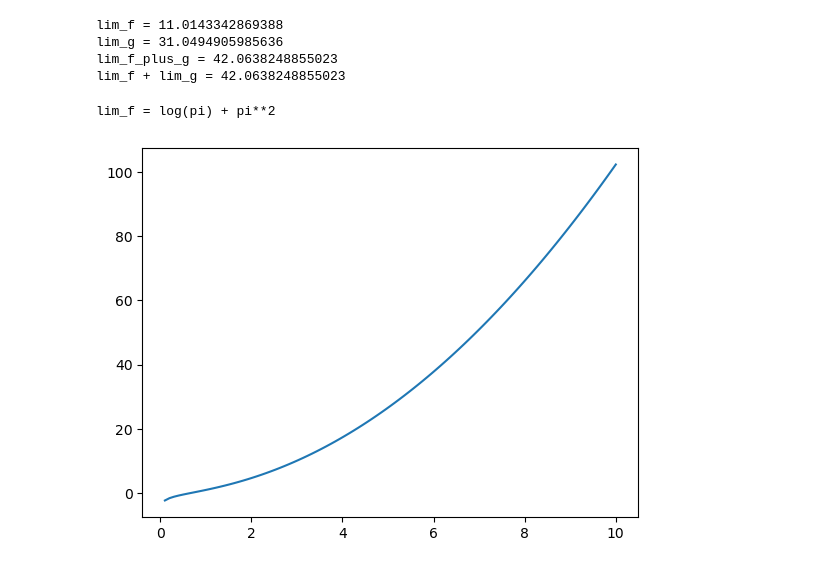
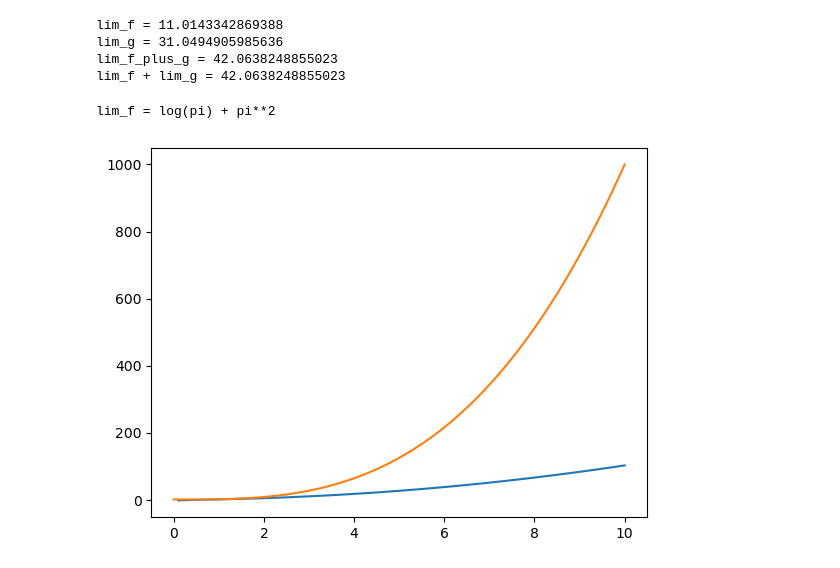
Before and after one commit to matansharon/Calculas, a Jupyter notebook: Section4.ipynb, the cells around one changed output. Saved outputs shown, nothing was run; the diff lists cells and outputs as text; code cells hidden in the pictures.

```diff
--- a/Section4.ipynb
+++ b/Section4.ipynb
@@ -438,30 +438,32 @@ lim_f + lim_g = 42.0638248855023
 # %%
 import sympy as sp
 import numpy as np
 import matplotlib.pyplot as plt
 
 # Define the symbolic variable x
 x = sp.Symbol('x')
 
 # Define the function f
 f = sp.log(x) + x**2
-
+g=sp.exp(-x)+x**3
 # Calculate the limit of f as x approaches pi
 lim_f = sp.limit(f, x, sp.pi)
-
+lim_g = sp.limit(g, x, sp.pi)
 # Convert f to a NumPy function
 f_np = sp.lambdify(x, f, 'numpy')
-
+g_np = sp.lambdify(x, g, 'numpy')
 # Create an array of values
 xx = np.linspace(0, 10, 100)
 
 # Evaluate f_np on the array of values
 yf = f_np(xx)
-
+yg = g_np(xx)
 # Print the limit of f and plot the function
 print("lim_f =", lim_f)
 plt.plot(xx, yf, label='Function')
+plt.plot(xx, yg, label='Function')
+
 plt.show()
 # %% [output]
 lim_f = log(pi) + pi**2
-[figure, old version]
+[figure, new version]
```
